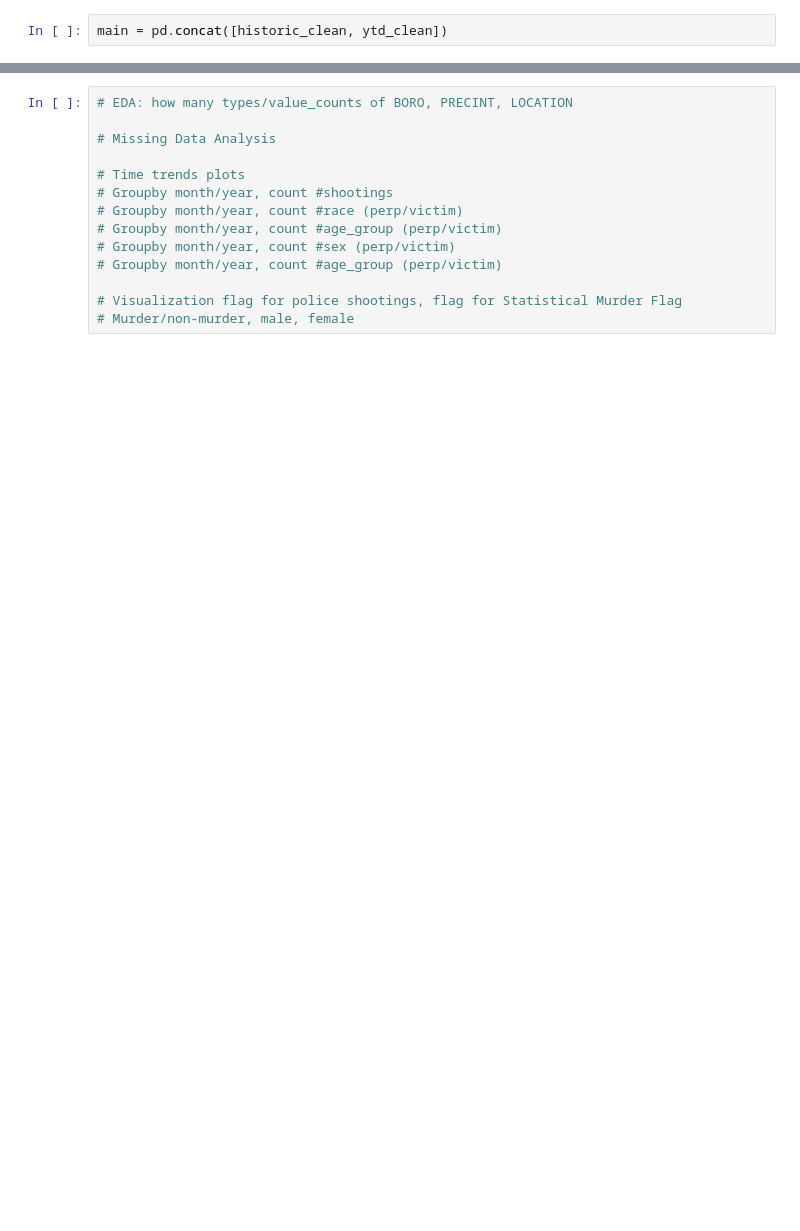
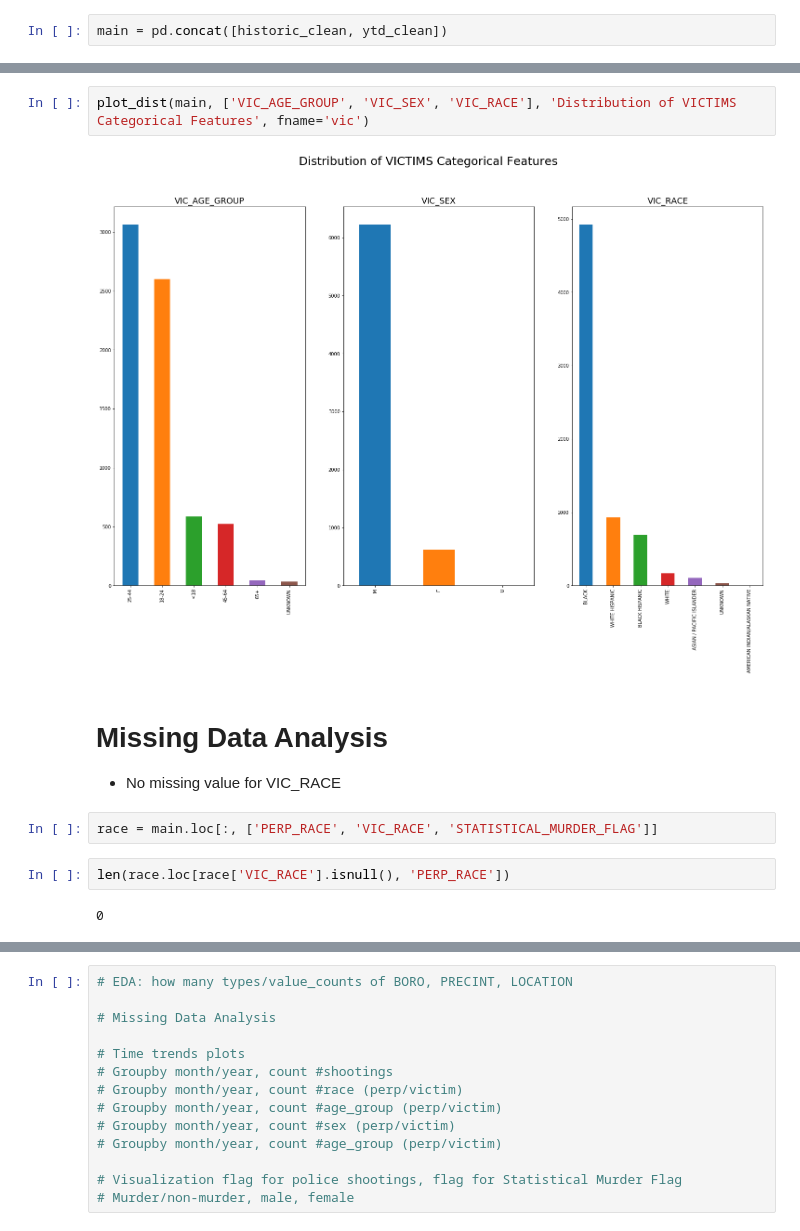
Before and after one commit to lmtoan/dt512-uw, a Jupyter notebook: data-512-final-project/eda.ipynb, the cells around one changed output, grey strips where cells are left out. Drawn from its saved outputs; the diff is of its cells as text; blank space fills up the shorter version.

```diff
--- a/data-512-final-project/eda.ipynb
+++ b/data-512-final-project/eda.ipynb
@@ -57,0 +83,14 @@ Index(['INCIDENT_KEY', 'OCCUR_DATE', 'OCCUR_TIME', 'BORO', 'PRECINCT',
+# %%
+plot_dist(main, ['VIC_AGE_GROUP', 'VIC_SEX', 'VIC_RACE'], 'Distribution of VICTIMS Categorical Features', fname='vic')
+# %% [output]
+[figure, added]
+# %% [markdown]
+# Missing Data Analysis
+
+- No missing value for VIC_RACE
+# %%
+race = main.loc[:, ['PERP_RACE', 'VIC_RACE', 'STATISTICAL_MURDER_FLAG']]
+# %%
+len(race.loc[race['VIC_RACE'].isnull(), 'PERP_RACE'])
+# %% [output]
+0
```
Also changed, not shown: parts of 34 cells of this notebook, 18 other files.
